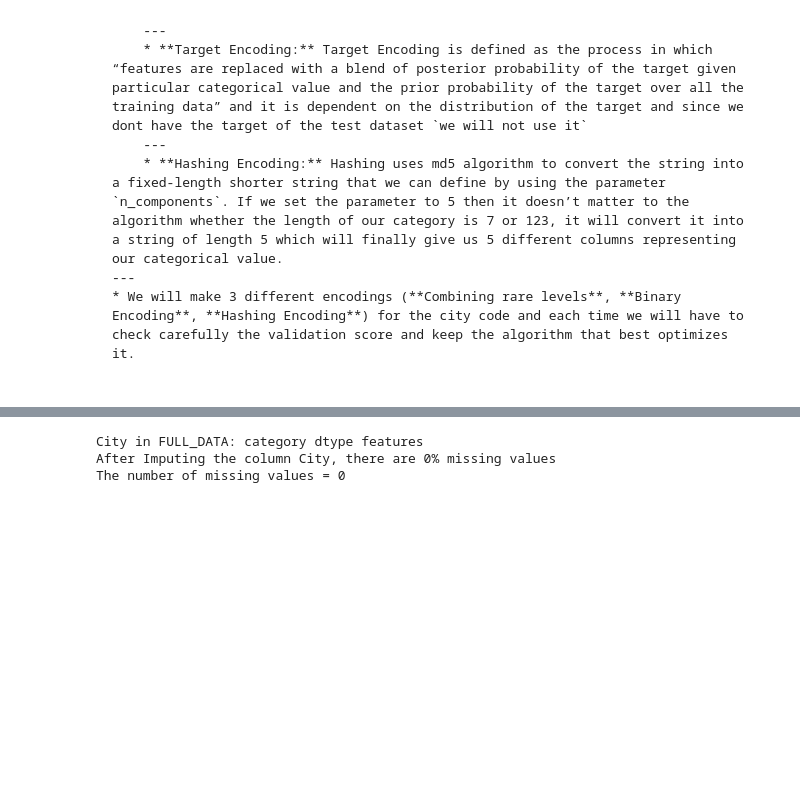
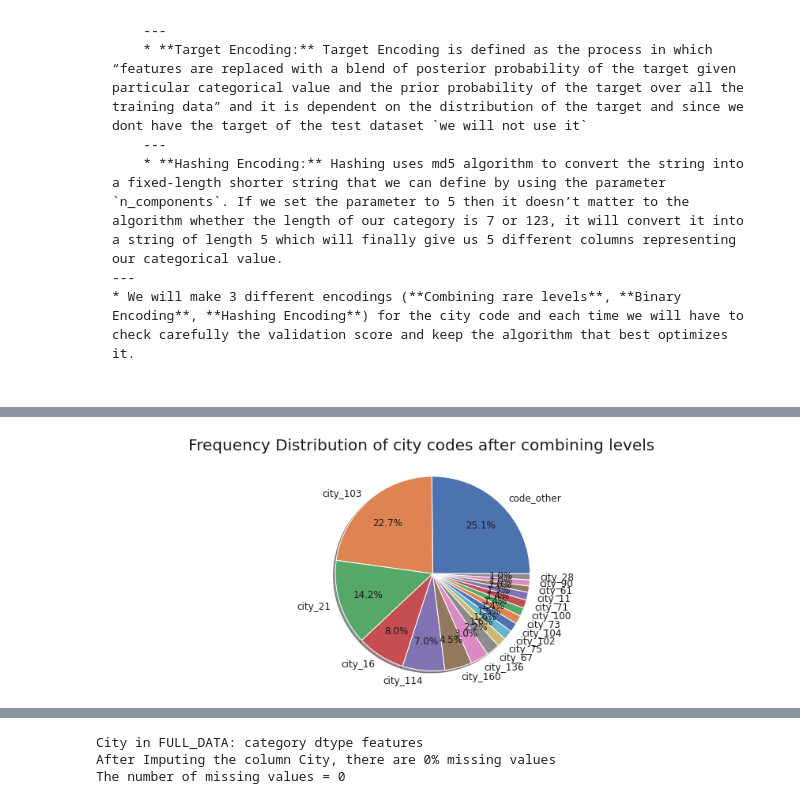
Before and after one commit to Amine-OMRI/HR-Analytics, a Jupyter notebook: HR_Analytics_EDA_and_preprocessing.ipynb, the cells around one changed output, grey strips where cells are left out. Saved outputs shown, nothing was run; the diff lists cells and outputs as text; code cells hidden in the pictures; blank space fills up the shorter version.

```diff
--- a/HR_Analytics_EDA_and_preprocessing.ipynb
+++ b/HR_Analytics_EDA_and_preprocessing.ipynb
@@ -776,0 +804,10 @@
+# %%
+cat_full_data['city'] = full_data['city']
+# %%
+# Combining the different levels based on frequency distribution
+# Count each level of the column city
+series = pd.value_counts(cat_full_data.city)
+# Create a True/False mask based on the percentage if less than 1% -> True and vice versa
+mask = (series/series.sum() * 100).lt(1)
+# Assign "city_other" as city code for all rows in the true value indexes in the created mask
+cat_full_data['city'] = np.where(cat_full_data['city'].isin(series[mask].index),'code_other',cat_full_data['city'])
@@ -776,0 +836,14 @@
+# %%
+# Click on the chart to zoom in
+labels = cat_full_data['city'].value_counts().index
+counts = cat_full_data['city'].value_counts()
+sizes = [counts[var_cat] for var_cat in labels]
+fig1, ax1 = plt.subplots()
+fig1.suptitle('Frequency Distribution of city codes after combining levels', fontsize=20)
+ax1.pie(sizes, labels=labels, pctdistance=0.7,
+        labeldistance=1.1, autopct='%1.1f%%', shadow=True)
+ax1.axis('equal')
+del labels, counts, sizes
+plt.show()
+# %% [output]
+[figure, added]
```
Also changed, not shown: parts of 77 cells of this notebook.
